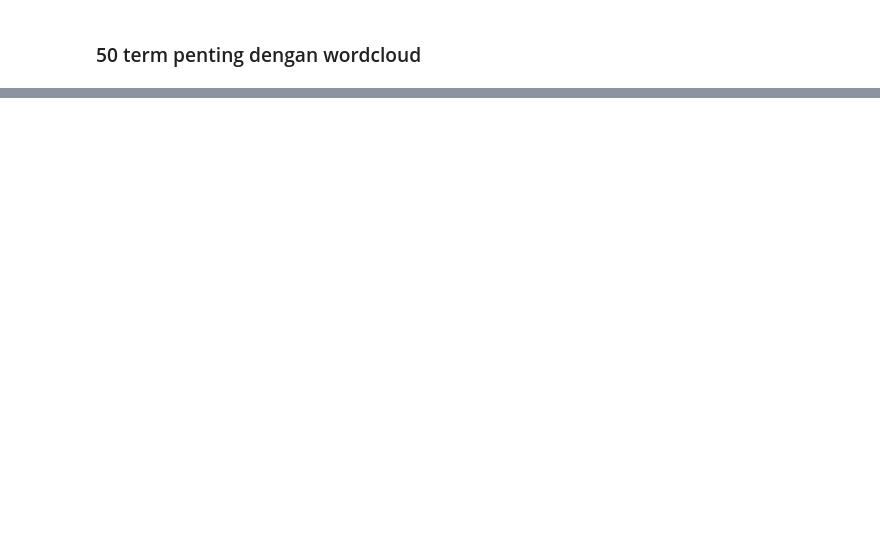
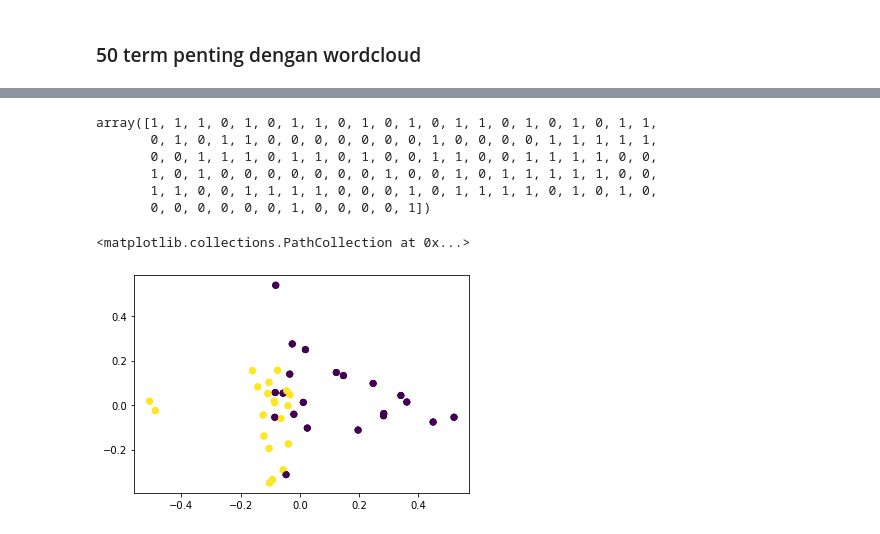
Before and after one commit to willy-190087/PPW, a Jupyter notebook: _build/jupyter_execute/topic-modelling.ipynb, the cells around one changed output, grey strips where cells are left out. Cells and saved outputs as stored; diff of their text form; code cells hidden in the pictures; blank space fills up the shorter version.

```diff
--- a/_build/jupyter_execute/topic-modelling.ipynb
+++ b/_build/jupyter_execute/topic-modelling.ipynb
@@ -518,0 +627,20 @@ draw_word_cloud(1)
+# %%
+# melakukan clustering menggunakan kmeans
+# jumlah cluster yang digunakan adalah 2
+kmeans = KMeans(n_clusters=2, random_state=5)
+kmeans.fit(pca_df)
+y_kmeans = kmeans.predict(pca_df)
+y_kmeans
+# %% [output]
+array([1, 1, 1, 0, 1, 0, 1, 1, 0, 1, 0, 1, 0, 1, 1, 0, 1, 0, 1, 0, 1, 1,
+       0, 1, 0, 1, 1, 0, 0, 0, 0, 0, 0, 0, 1, 0, 0, 0, 0, 1, 1, 1, 1, 1,
+       0, 0, 1, 1, 1, 0, 1, 1, 0, 1, 0, 0, 1, 1, 0, 0, 1, 1, 1, 1, 0, 0,
+       1, 0, 1, 0, 0, 0, 0, 0, 0, 0, 1, 0, 0, 1, 0, 1, 1, 1, 1, 1, 0, 0,
+       1, 1, 0, 0, 1, 1, 1, 1, 0, 0, 0, 1, 0, 1, 1, 1, 1, 0, 1, 0, 1, 0,
+       0, 0, 0, 0, 0, 0, 1, 0, 0, 0, 0, 1])
+# %%
+# menampilkan hasil clustering kmeans clustering
+plt.scatter(pca_df[:, 0], pca_df[:, 8], c=y_kmeans)
+# %% [output]
+<matplotlib.collections.PathCollection at 0x...>
+[figure, added]
```
Also changed, not shown: parts of 32 cells of this notebook, 41 other files.
